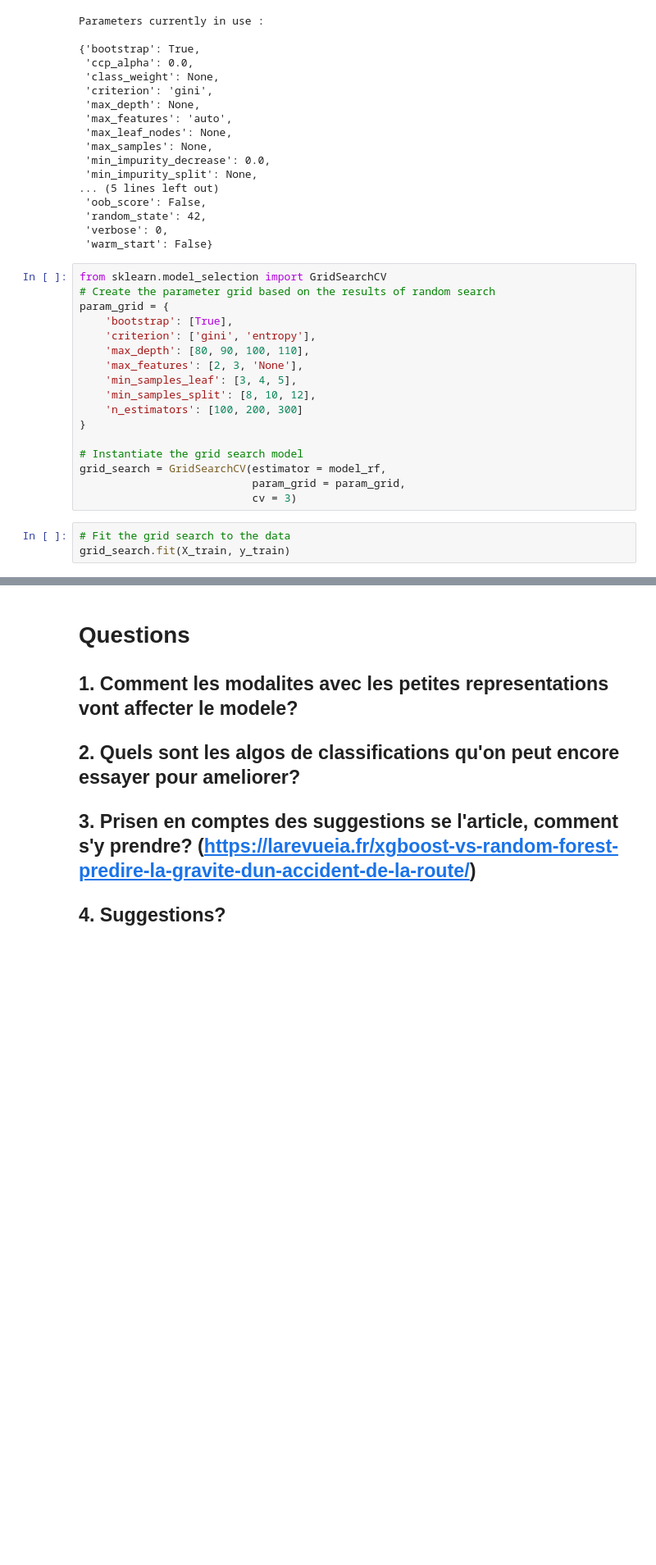
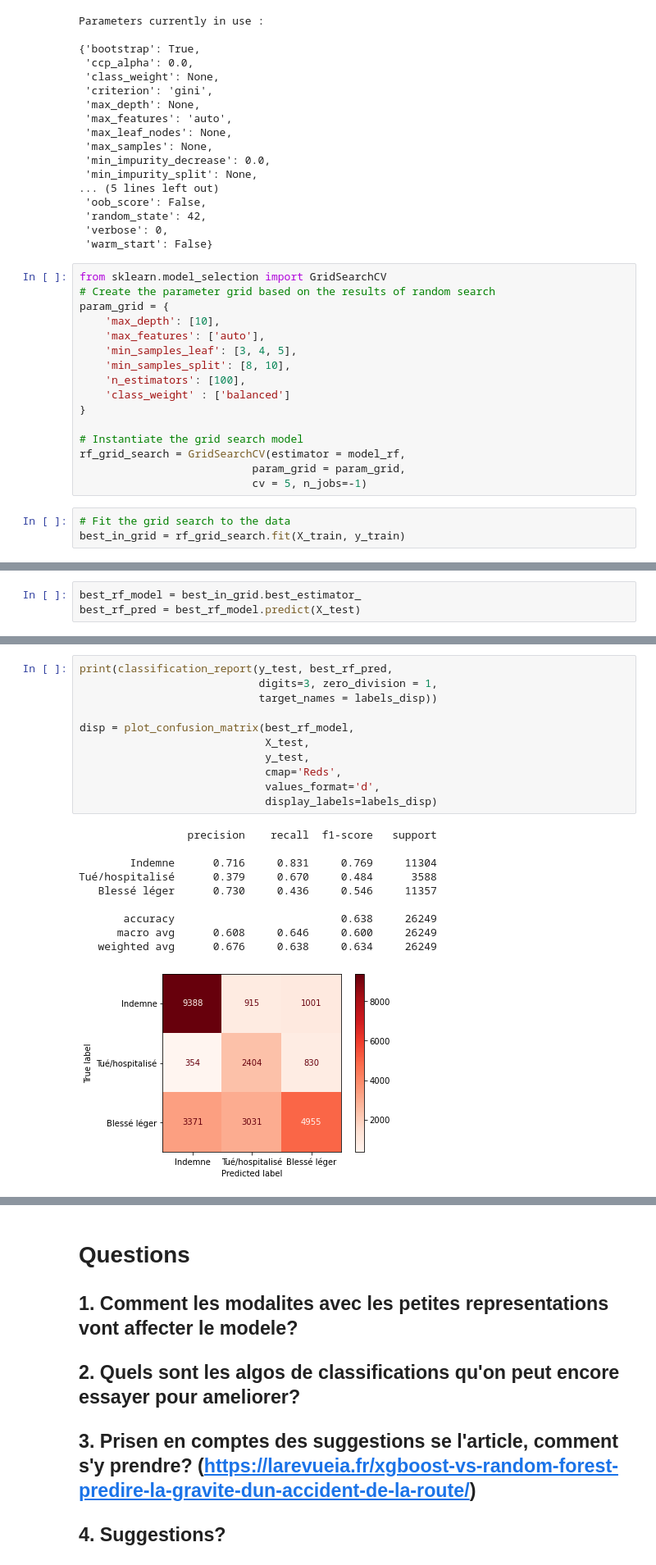
Before and after one commit to htsull/Algo_Python_Class_Project, a Jupyter notebook: project.ipynb, the cells around one changed output, grey strips where cells are left out. Shown: that part at 82% size. Saved outputs shown, nothing was run; the diff lists cells and outputs as text; blank space fills up the shorter version.

```diff
--- a/project.ipynb
+++ b/project.ipynb
@@ -330,19 +330,18 @@ Parameters currently in use :
 from sklearn.model_selection import GridSearchCV
 # Create the parameter grid based on the results of random search
 param_grid = {
-    'bootstrap': [True],
-    'criterion': ['gini', 'entropy'],
-    'max_depth': [80, 90, 100, 110],
-    'max_features': [2, 3, 'None'],
+    'max_depth': [10],
+    'max_features': ['auto'],
     'min_samples_leaf': [3, 4, 5],
-    'min_samples_split': [8, 10, 12],
-    'n_estimators': [100, 200, 300]
+    'min_samples_split': [8, 10],
+    'n_estimators': [100],
+    'class_weight' : ['balanced']
 }
 
 # Instantiate the grid search model
-grid_search = GridSearchCV(estimator = model_rf,
+rf_grid_search = GridSearchCV(estimator = model_rf,
                            param_grid = param_grid,
-                           cv = 3)
+                           cv = 5, n_jobs=-1)
 # %%
 # Fit the grid search to the data
-grid_search.fit(X_train, y_train)
+best_in_grid = rf_grid_search.fit(X_train, y_train)
@@ -367,0 +352,3 @@ KeyboardInterrupt:
+# %%
+best_rf_model = best_in_grid.best_estimator_
+best_rf_pred = best_rf_model.predict(X_test)
@@ -368,3 +365,25 @@ KeyboardInterrupt:
+# %%
+print(classification_report(y_test, best_rf_pred,
+                            digits=3, zero_division = 1,
+                            target_names = labels_disp))
+
+disp = plot_confusion_matrix(best_rf_model,
+                             X_test,
+                             y_test,
+                             cmap='Reds',
+                             values_format='d',
+                             display_labels=labels_disp)
+# %% [output]
+                 precision    recall  f1-score   support
+
+        Indemne      0.716     0.831     0.769     11304
+Tué/hospitalisé      0.379     0.670     0.484      3588
+   Blessé léger      0.730     0.436     0.546     11357
+
+       accuracy                          0.638     26249
+      macro avg      0.608     0.646     0.600     26249
+   weighted avg      0.676     0.638     0.634     26249
+[figure, added]
 # %%
 # On redécoupe la base en train/test
 
```
Also changed, not shown: parts of 7 cells of this notebook.
